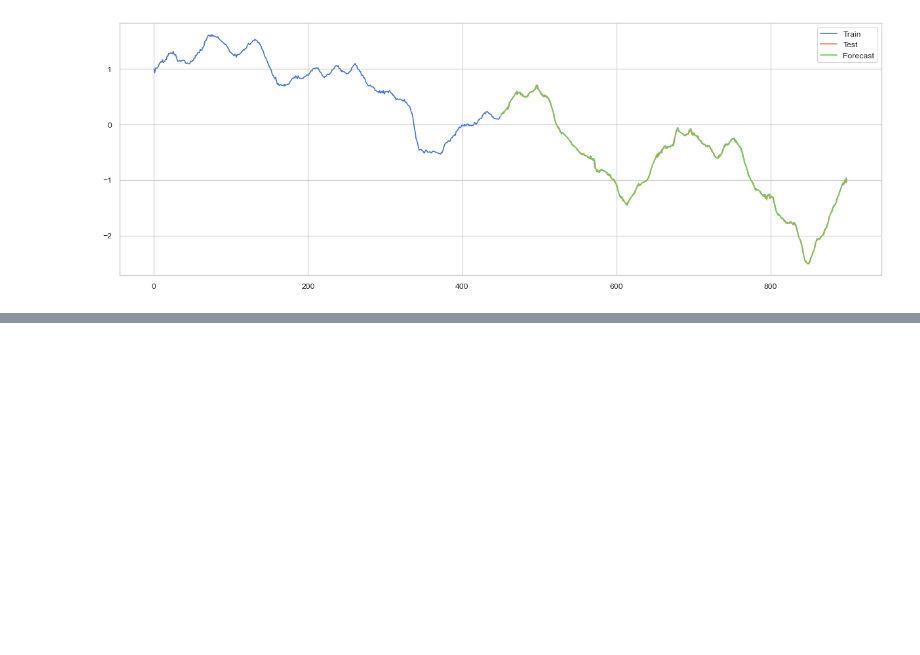
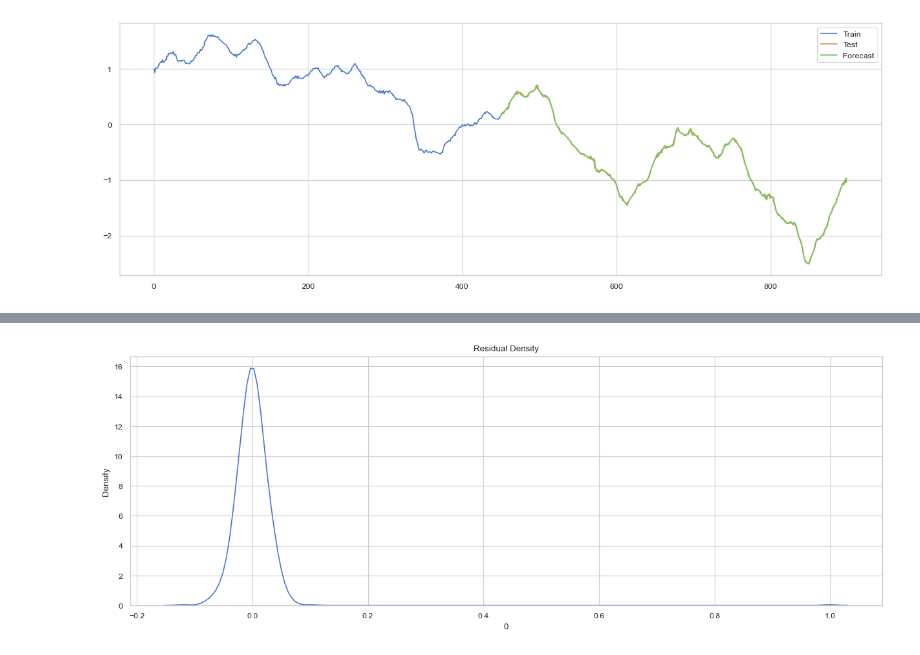
Before and after one commit to eduardotanqueiro/Project2-AAA, a Jupyter notebook: src/AAA2324_P2_62515_62928.ipynb, the cells around one changed output, grey strips where cells are left out. Saved outputs shown, nothing was run; the diff lists cells and outputs as text; code cells hidden in the pictures; blank space fills up the shorter version.

```diff
--- a/src/AAA2324_P2_62515_62928.ipynb
+++ b/src/AAA2324_P2_62515_62928.ipynb
@@ -735,0 +747,8 @@ plt.show()
+# %%
+# plot the kde of residual density
+plt.figure(figsize=(15,5))
+sns.kdeplot(residuals[0])
+plt.title("Residual Density")
+plt.show()
+# %% [output]
+[figure, added]
```
Also changed, not shown: parts of 20 cells of this notebook.
